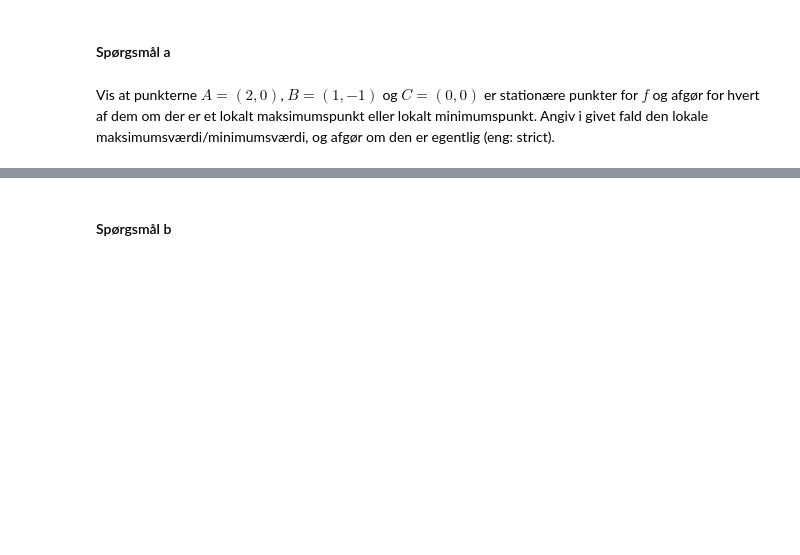
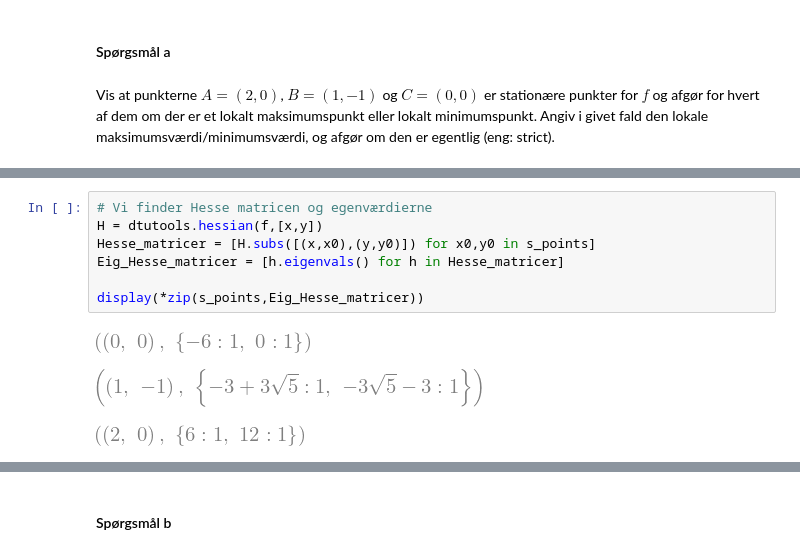
Before and after one commit to Chrisser1/01002-Mathematics-1b, a Jupyter notebook: week6/inclass_week06.ipynb, the cells around one changed output, grey strips where cells are left out. Drawn from its saved outputs; the diff is of its cells as text; blank space fills up the shorter version.

```diff
--- a/week6/inclass_week06.ipynb
+++ b/week6/inclass_week06.ipynb
@@ -597,0 +655,11 @@ Vis at punkterne $A=(2,0)$, $B=(1,-1)$ og $C=(0,0)$ er stationære punkter for $
+# %%
+# Vi finder Hesse matricen og egenværdierne
+H = dtutools.hessian(f,[x,y])
+Hesse_matricer = [H.subs([(x,x0),(y,y0)]) for x0,y0 in s_points]
+Eig_Hesse_matricer = [h.eigenvals() for h in Hesse_matricer]
+
+display(*zip(s_points,Eig_Hesse_matricer))
+# %% [output]
+[figure, added]
+[figure, added]
+[figure, added]
```
Also changed, not shown: parts of 26 cells of this notebook, 11 other files.
